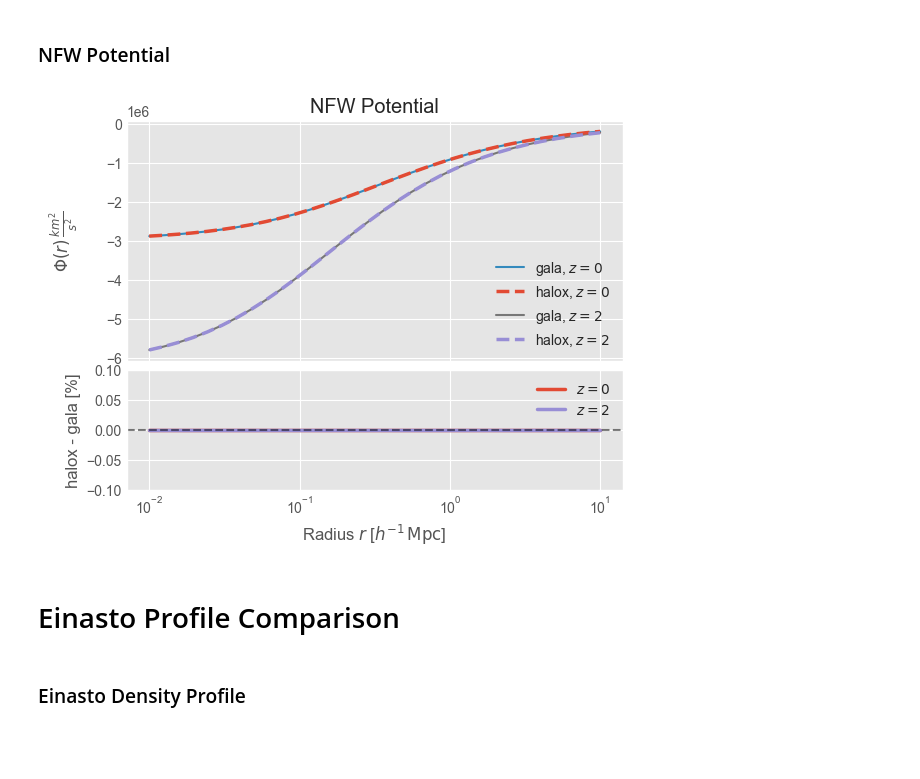
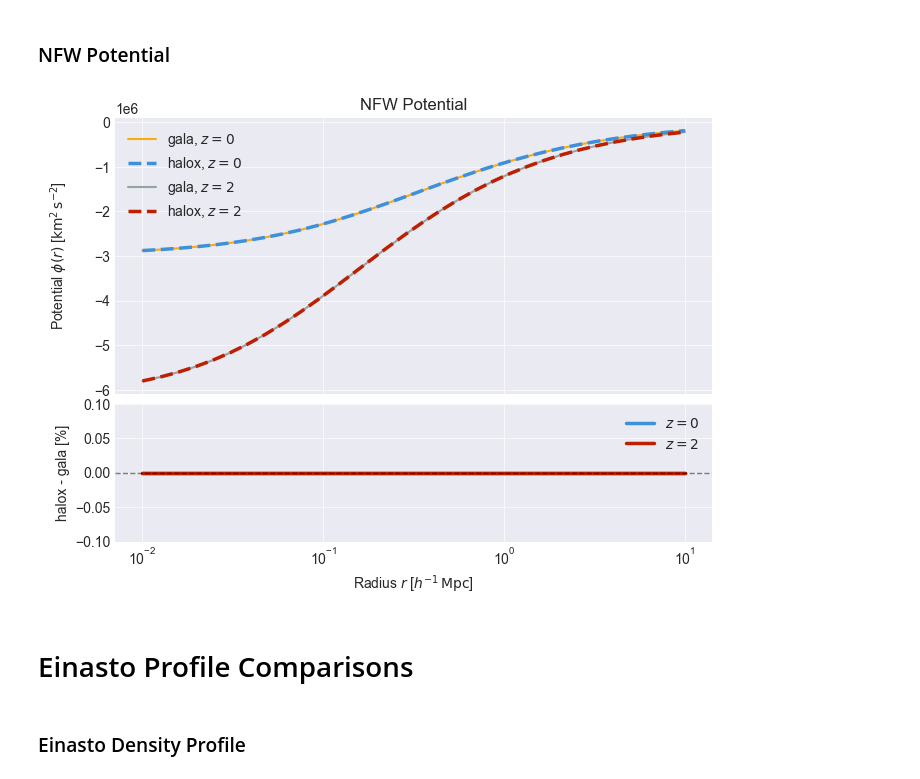
Before and after one commit to fkeruzore/halox, a Jupyter notebook: notebooks/halox_vs_colossus.ipynb, the cells around one changed output. Saved outputs shown, nothing was run; the diff lists cells and outputs as text; code cells hidden in the pictures; blank space fills up the shorter version.

```diff
--- a/notebooks/halox_vs_colossus.ipynb
+++ b/notebooks/halox_vs_colossus.ipynb
@@ -20,16 +20,16 @@ from colossus.lss import mass_function, peaks, bias as colossus_bias
 import colossus.cosmology.cosmology as cc
 from colossus.utils.constants import G as Gcol
 
-print(Gcol)
-
 # gala for potentials
 import gala.potential.potential as gp
 from gala.units import galactic
 
+print(Gcol)
+
 jax.config.update("jax_enable_x64", True)  # double precision is, th
 
 print(plt.style.available)
-plt.style.use(["seaborn-v0_8-darkgrid", "ggplot"])
+plt.style.use(["seaborn-v0_8-darkgrid", "petroff10"])
 plt.rcParams.update({"xtick.direction": "in", "ytick.direction": "in"})
 # %% [output]
 4.300917270038e-06
@@ -77,7 +77,7 @@ cc.addCosmology(
 cosmo_colossus_alt = "low_s8"
 # %%
 def create_comparison_plot():
-    fig = plt.figure()
+    fig = plt.figure(figsize=(7.7, 5.5))
     gs = gridspec.GridSpec(2, 1, height_ratios=[2, 1], hspace=0.05)
     ax_main = fig.add_subplot(gs[0])
     ax_ratio = fig.add_subplot(gs[1], sharex=ax_main)
@@ -372,7 +338,6 @@ import numpy as np
 
 phi_gala = {}
 phi_halox = {}
-phi_haloxe = {}
 
 kmperkpc = 30856775999999956
 secpermyr = 3.15576e13
@@ -391,44 +356,43 @@ for z in redshifts:
     xyz = np.zeros((3, len(r_kpc))) * u.kpc
     xyz[0] = r_kpc
     phi_halox[z] = haloxhalo.potential(r)
-    # phi_haloxe[z] = haloxeinasto.potential(r)
     phi_gala[z] = galahalo.energy(xyz).value * confactor
 
 # Create comparison plot
 fig, ax_main, ax_ratio = create_comparison_plot()
 
 # Main panel: plot colossus first (behind), then halox (on top)
 # z=0.0
 ax_main.semilogx(r, phi_gala[0.0], label="gala, $z=0$", **style_kw[0])
 ax_main.semilogx(r, phi_halox[0.0], label="halox, $z=0$", **style_kw[1])
 
 # z=2.0
 ax_main.semilogx(r, phi_gala[2.0], label="gala, $z=2$", **style_kw[2])
 ax_main.semilogx(r, phi_halox[2.0], label="halox, $z=2$", **style_kw[3])
 
-ax_main.set_ylabel(r"$\Phi(r)\, \frac{km^2}{s^2}$")
+ax_main.set_ylabel(r"Potential $\phi(r)$ [${\rm km^2} \, {\rm s}^{-2}$]")
 ax_main.set_title("NFW Potential")
 ax_main.legend()
 
 # Ratio panel: relative differences for both redshifts
 ratio_z0 = (phi_halox[0.0] / phi_gala[0.0] - 1.0) * 100  # Convert to %
 ratio_z1 = (phi_halox[2.0] / phi_gala[2.0] - 1.0) * 100  # Convert to %
 
 ax_ratio.semilogx(r, ratio_z0, label="$z=0$", **style_kw[-3])
 ax_ratio.semilogx(r, ratio_z1, label="$z=2$", **style_kw[-2])
 
 ax_ratio.axhline(0.0, color="k", linestyle="--", alpha=0.5)
 ax_ratio.set_xlabel(r"Radius $r$ [$h^{-1} \, {\rm Mpc}$]")
 ax_ratio.set_ylabel("halox - gala [%]")
 ax_ratio.set_ylim(-0.1, 0.1)
 ax_ratio.legend()
 
 # Align y-axis labels
 fig.align_labels([ax_main, ax_ratio])
 # %% [output]
-[figure, old version]
+[figure, new version]
 # %% [markdown]
-# Einasto Profile Comparison
+# Einasto Profile Comparisons
 # %% [markdown]
 ### Einasto Density Profile
 # %%
```
Also changed, not shown: parts of 19 cells of this notebook.
